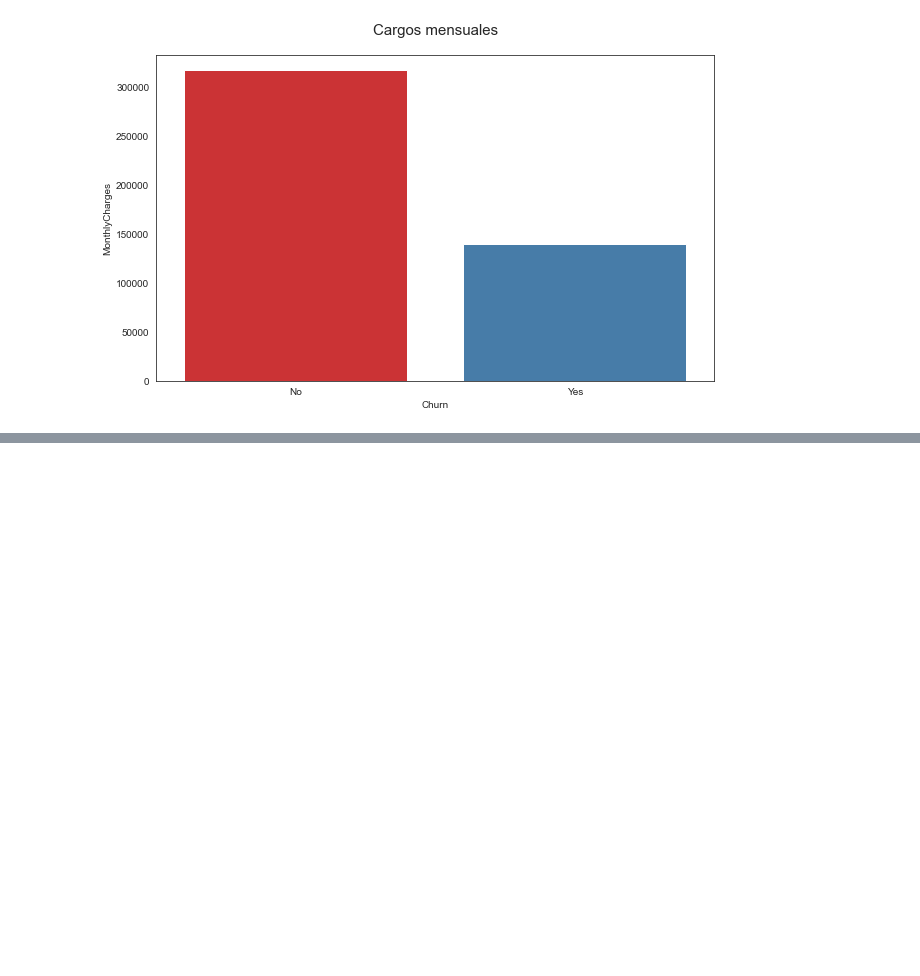
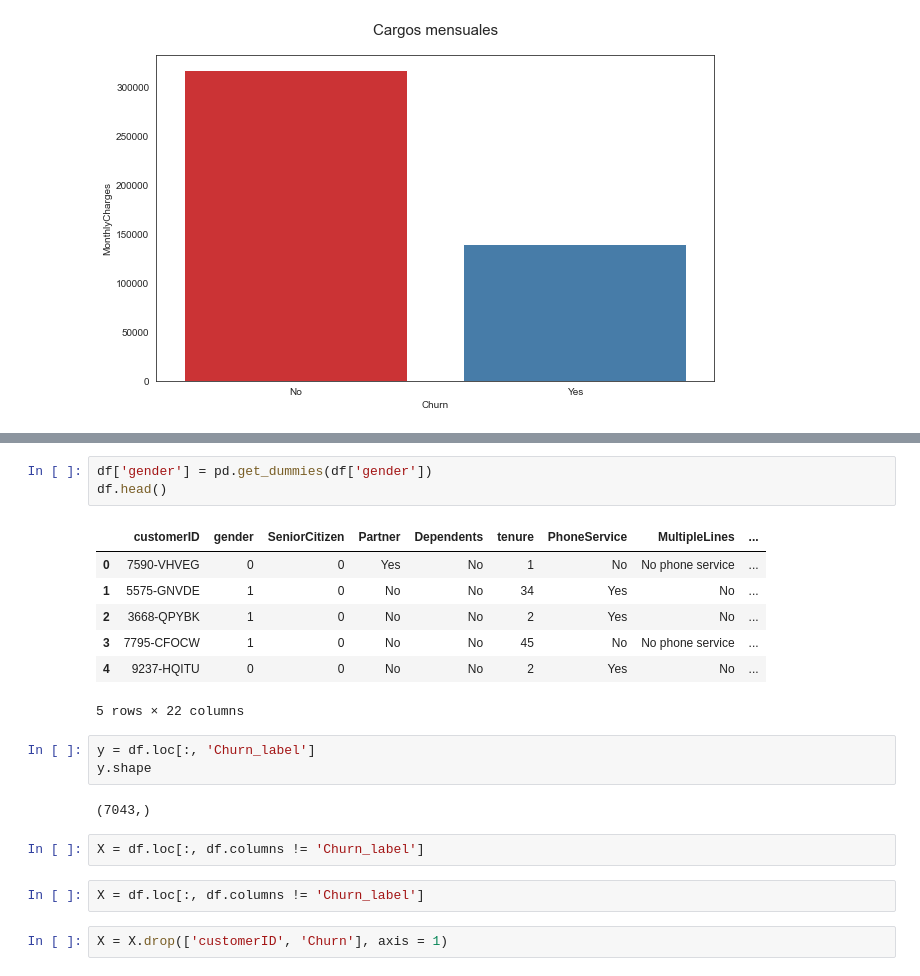
Before and after one commit to Martino94/Coding_Dojo, a Jupyter notebook: Modelo_churn/ProyectoII.ipynb, the cells around one changed output, grey strips where cells are left out. Saved outputs shown, nothing was run; the diff lists cells and outputs as text; blank space fills up the shorter version.

```diff
--- a/Modelo_churn/ProyectoII.ipynb
+++ b/Modelo_churn/ProyectoII.ipynb
@@ -176,0 +187,22 @@ p1.set_yticklabels('{:,.0f}'.format(x) for x in p1.get_yticks())
+# %%
+df['gender'] = pd.get_dummies(df['gender'])
+df.head()
+# %% [output]
+|  | customerID | gender | SeniorCitizen | Partner | Dependents | tenure | PhoneService | MultipleLines | ... |
+| 0 | 7590-VHVEG | 0 | 0 | Yes | No | 1 | No | No phone service | ... |
+| 1 | 5575-GNVDE | 1 | 0 | No | No | 34 | Yes | No | ... |
+| 2 | 3668-QPYBK | 1 | 0 | No | No | 2 | Yes | No | ... |
+| 3 | 7795-CFOCW | 1 | 0 | No | No | 45 | No | No phone service | ... |
+| 4 | 9237-HQITU | 0 | 0 | No | No | 2 | Yes | No | ... |
+5 rows × 22 columns
+# %%
+y = df.loc[:, 'Churn_label']
+y.shape
+# %% [output]
+(7043,)
+# %%
+X = df.loc[:, df.columns != 'Churn_label']
+# %%
+X = df.loc[:, df.columns != 'Churn_label']
+# %%
+X = X.drop(['customerID', 'Churn'], axis = 1)
```
Also changed, not shown: parts of 67 cells of this notebook.
